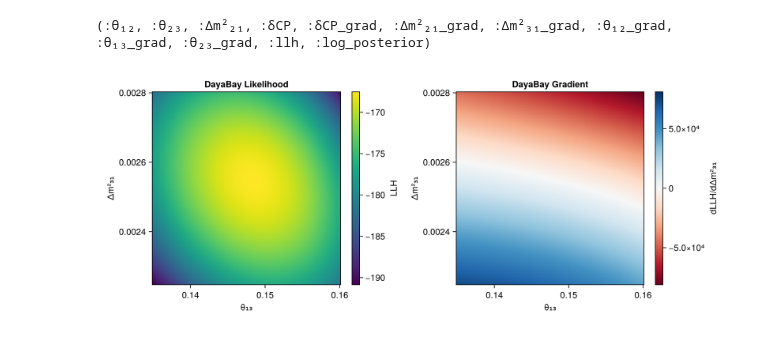
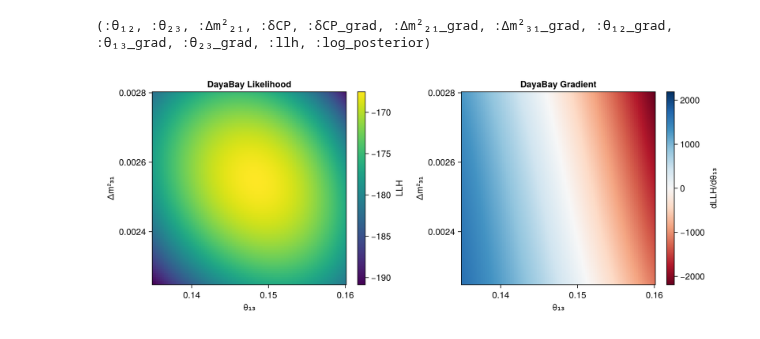
Before and after one commit to philippeller/Newtrinos.jl, a Jupyter notebook: src/experiments/daya_bay/daya_bay_3158days/test.ipynb, the cells around one changed output. Drawn from its saved outputs; the diff is of its cells as text; code cells hidden in the pictures.

```diff
--- a/src/experiments/daya_bay/daya_bay_3158days/test.ipynb
+++ b/src/experiments/daya_bay/daya_bay_3158days/test.ipynb
@@ -114,19 +114,19 @@ keys(result.values)
 # %%
 fig = Figure(size=(1000,400))
 ax = Axis(fig[1,1], xlabel=String(keys(result.axes)[1]), ylabel=String(keys(result.axes)[2]), title="DayaBay Likelihood")
 hm = heatmap!(ax, result.axes[1], result.axes[2], result.values.llh)
 
 Colorbar(fig[1,2], hm, label="LLH")
 ax = Axis(fig[1,3], xlabel=String(keys(result.axes)[1]), ylabel=String(keys(result.axes)[2]), title="DayaBay Gradient")
-key = :Δm²₃₁
+key = :θ₁₃
 h = result.values[Symbol(key, "_grad")]
 colorrange = (-maximum(abs.(h)), maximum(abs.(h)))
 hm = heatmap!(ax, result.axes[1], result.axes[2], h, colormap=:RdBu, colorrange=colorrange)
 Colorbar(fig[1,4], hm, label="dLLH/d$(key)")
 save("AD_test.png", fig)
 fig
 # %% [output]
-[figure, old version]
+[figure, new version]
 # %%
 Newtrinos.dayabay.plot(Newtrinos.bestfit(result), osc.osc_prob, data[1])
 # %%
```
